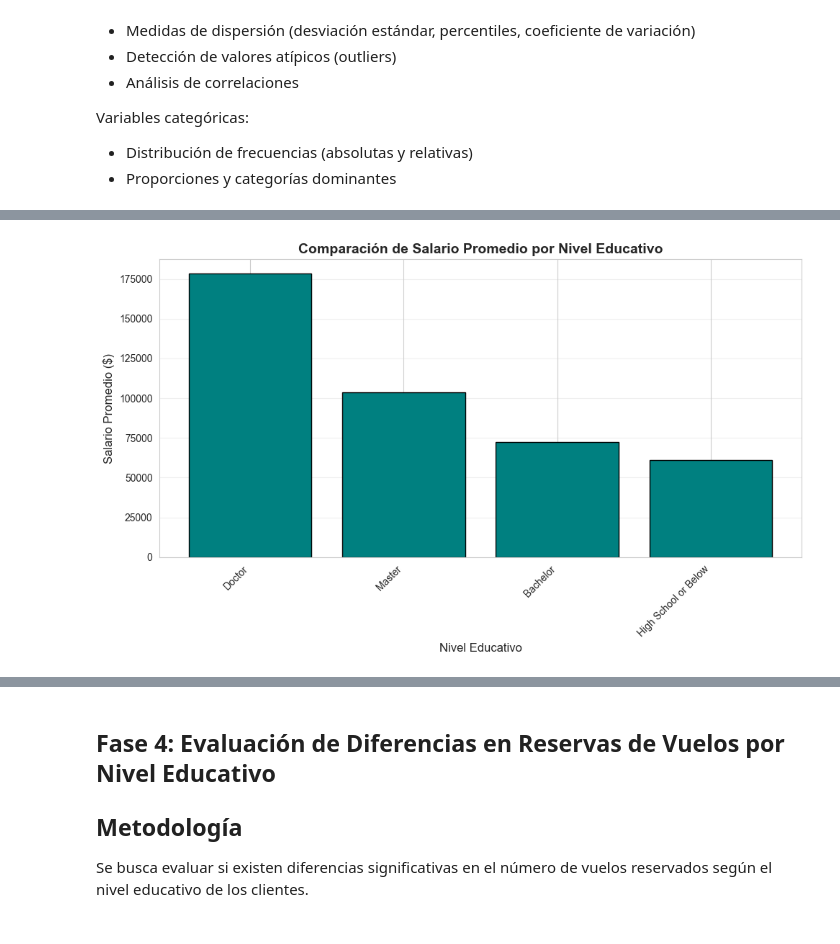
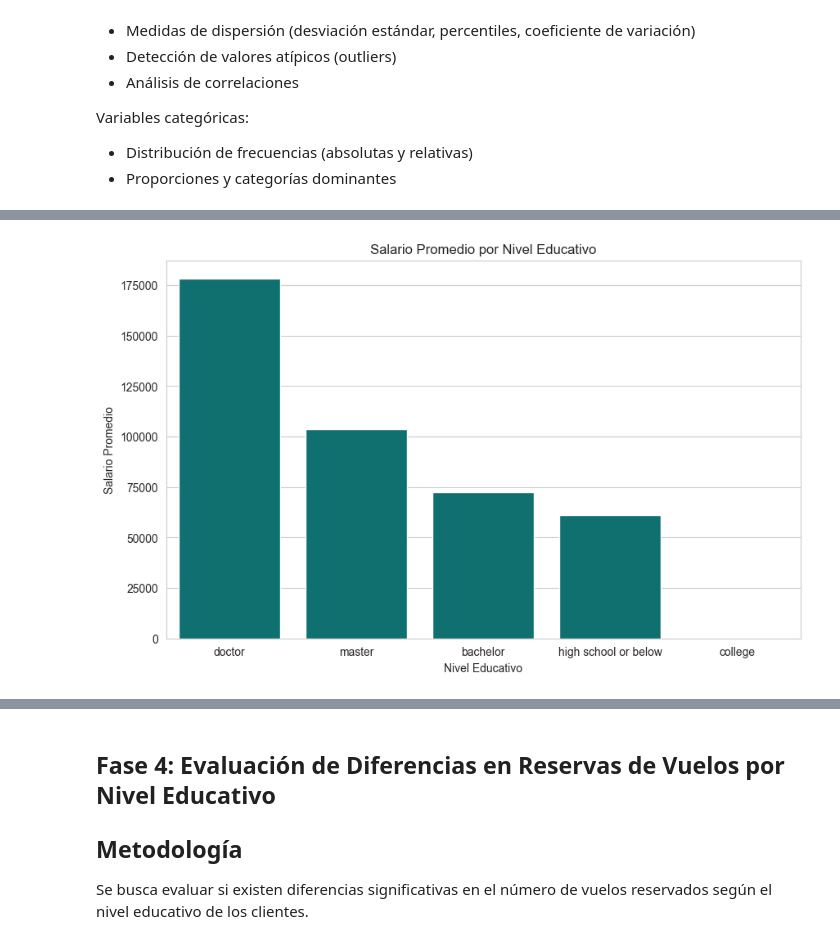
Before and after one commit to Adalab/bda-modulo-3-evaluacion-final-eaguilothio, a Jupyter notebook: evaluacion-final-eaguilothio.ipynb, the cells around one changed output, grey strips where cells are left out. Saved outputs shown, nothing was run; the diff lists cells and outputs as text; code cells hidden in the pictures.

```diff
--- a/evaluacion-final-eaguilothio.ipynb
+++ b/evaluacion-final-eaguilothio.ipynb
@@ -1148,31 +1219,40 @@ plt.show()
 # %%
 # 4. ¿Cómo se compara el salario promedio entre los diferentes niveles educativos de los clientes?
 
-# Tipo de gráfica: Gráfico de barras
-# Razón: Compara valores promedio entre categorías
+# Tipo de gráfica: Barplot
+# Razón:
+# Un barplot permite comparar una variable numérica entre categorías.
+# Aquí:
+# - Variable categórica: education
+# - Variable numérica: salario promedio
+# Es útil para visualizar diferencias salariales según nivel educativo.
 
-# Calculamos el salario promedio por nivel educativo (eliminando nulos)
-salary_by_education = df_merged.groupby('education')['salary'].mean().sort_values(ascending=False)
+# Calculamos el salario promedio por nivel educativo
+salary_by_education = (
+    df_merged.groupby('education')['salary']
+    .mean()
+    .sort_values(ascending=False)
+    .reset_index()
+)
 
-plt.figure(figsize=(10, 6))
-plt.bar(salary_by_education.index, salary_by_education.values,
-        color='teal', edgecolor='black')
-plt.xlabel('Nivel Educativo', fontsize=12)
-plt.ylabel('Salario Promedio ($)', fontsize=12)
-plt.title('Comparación de Salario Promedio por Nivel Educativo',
-          fontsize=14, fontweight='bold')
-plt.xticks(rotation=45, ha='right')
-plt.grid(axis='y', alpha=0.3)
-plt.tight_layout()
+sns.barplot(
+    data=salary_by_education,
+    x='education',
+    y='salary',
+    color='teal'
+)
+
+plt.title('Salario Promedio por Nivel Educativo')
+plt.xlabel('Nivel Educativo')
+plt.ylabel('Salario Promedio')
 plt.show()
 
-# Interpretación:
-# Los clientes con nivel educativo superior  (con doctorado o máster)
-# presentan salarios promedio significativamente más altos
-# que aquellos con educación básica o con bachillerato.
-# Esto sugiere una correlación entre nivel educativo y poder adquisitivo.
+# Los clientes con niveles educativos superiores (máster o doctorado)
+# presentan salarios promedio notablemente más altos.
+# Los niveles educativos básicos muestran los salarios más bajos,
+# lo que sugiere una relación positiva entre educación y poder adquisitivo.
 # %% [output]
-[figure, old version]
+[figure, new version]
 # %%
 # 5. ¿Cuál es la proporción de clientes con diferentes tipos de tarjetas de fidelidad?
 
```
Also changed, not shown: parts of 12 cells of this notebook.
